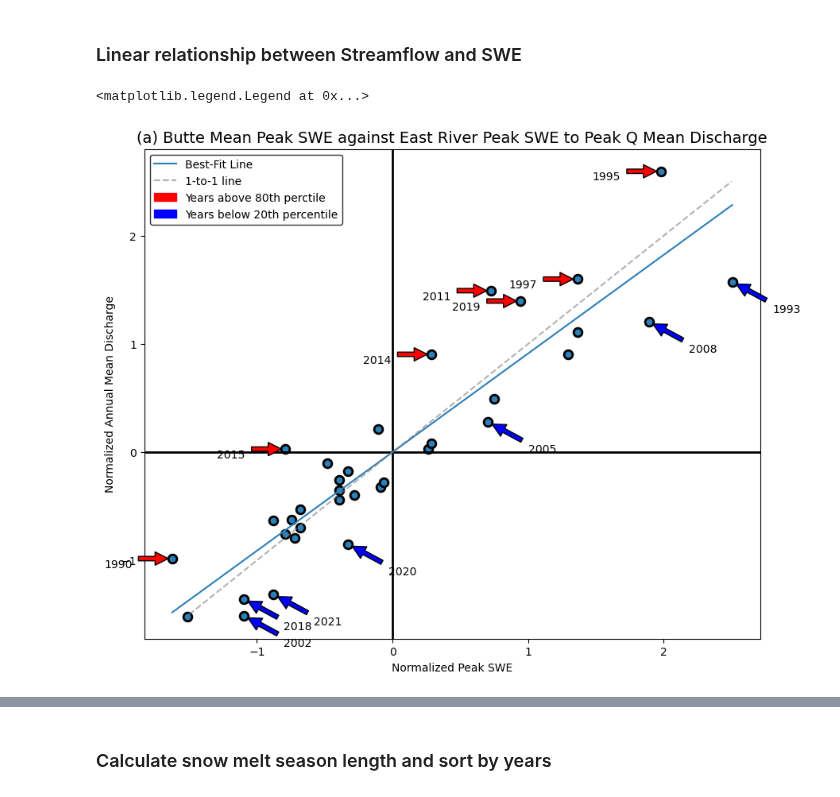
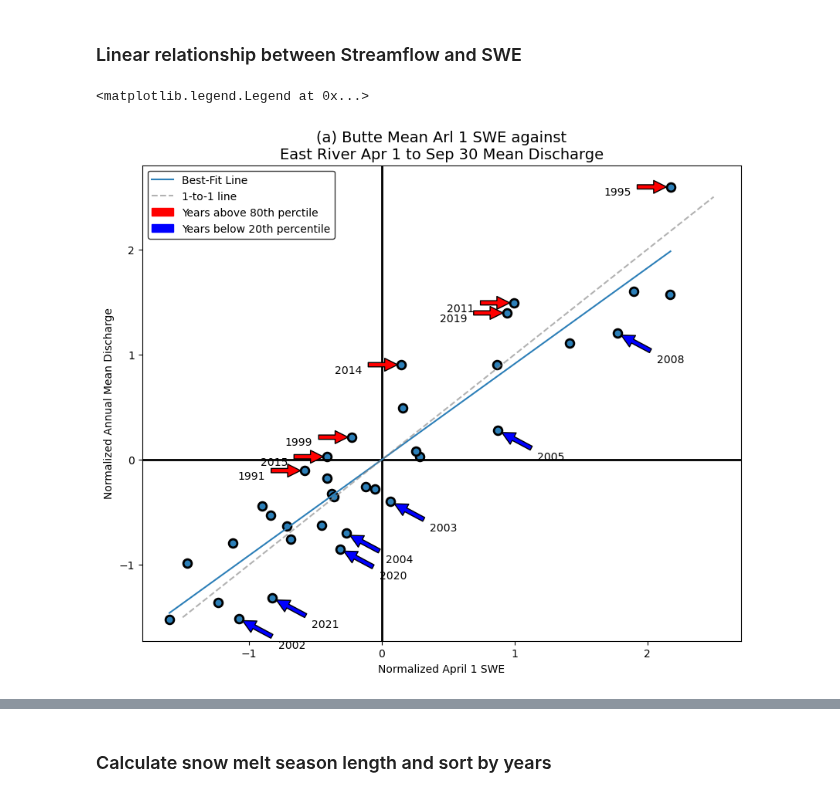
Before and after one commit to dlhogan97/Spring-Precipitation-Effect-CO-River, a Jupyter notebook: notebooks/East_River_Analysis/annual_water_flux_rank.ipynb, the cells around one changed output, grey strips where cells are left out. Drawn from its saved outputs; the diff is of its cells as text; code cells hidden in the pictures.

```diff
--- a/notebooks/East_River_Analysis/annual_water_flux_rank.ipynb
+++ b/notebooks/East_River_Analysis/annual_water_flux_rank.ipynb
@@ -41,28 +41,6 @@ east_taylor_polygon = gpd.read_file('./multisite/polygons/east_taylor.json')
 east_river_poly = east_taylor_polygon[east_taylor_polygon["name"]=='East River']
 # %% [markdown]
 ### Pull in Snotel data and streamflow data
-# %%
-# Climatology including precipitation, snowfall and temperature for each month
-bb_climatology = pd.read_csv('../data/billy_barr_monthly_avg.csv',sep='\t')
-bb_climatology[bb_climatology==" "] = np.nan
-bb_climatology['WY'] = [int(str(year)[0:2]+str(year)[4:]) for year in bb_climatology['Year']]
-bb_climatology['water_cm'] = bb_climatology['water_cm'].astype(float)
-dates = pd.to_datetime([f"{bb_climatology.loc[i,'WY']}-{bb_climatology.loc[i,'Month']}-01" for i in bb_climatology.index], format='%Y-%m-%d')
-date_list=[]
-
-for i,date in enumerate(dates):
-    if date.year == 1900:
-        date = dt.date(2000,date.month,date.day)
-    if date.month in [9,10,11,12]:
-        date = dt.date(date.year-1,date.month,date.day)
-    else:
-        date = dt.date(date.year,date.month,date.day)
-    date_list.append(date)
-bb_climatology.index=date_list
-bb_climatology = bb_climatology.drop(['Month', 'Year'], axis=1)
-for col in bb_climatology:
-    bb_climatology[col] = bb_climatology[col].astype(float)
-bb_climatology.index = pd.to_datetime(bb_climatology.index)
 # %%
 # Import snotel data
 er_sntl_data = xr.open_dataset('/storage/dlhogan/sos/data/east_river_sntl_20220930.nc')
@@ -183,7 +161,7 @@ alpha = 0.05
 c = (1 - alpha)
 
 # Create regression line and residuals
-X = normalized_sntl_peak_swe['WTEQ']
+X = normalized_april_1_swe['WTEQ']
 y_predicted = intercept + slope*X
 residual = (normalized_er_apr1_sep30_q-y_predicted)
 
@@ -226,48 +204,48 @@ residual=residual.dropna()
 idx_20th_percentile = (residual[residual < np.percentile(residual,20)].index).astype(int)
 idx_80th_percentile = (residual[residual > np.percentile(residual,80)].index).astype(int)
 
-ax.scatter(normalized_sntl_peak_swe, normalized_er_apr1_sep30_q, color=colors[0], edgecolor='k', s=60, lw=2)
+ax.scatter(normalized_april_1_swe, normalized_er_apr1_sep30_q, color=colors[0], edgecolor='k', s=60, lw=2)
 ax.axhline(0, color='k', lw=2)
 ax.axvline(0, color='k', lw=2)
 ax.plot([X.min(),X.max()], intercept+slope*np.array([X.min(),X.max()]), color=colors[0], label='Best-Fit Line')
 ax.plot([-1.5,2.5],[-1.5,2.5], label='1-to-1 line', color='grey', ls='--', alpha=0.6)
 # ax.plot(p_x, p_y_lower, color=colors[1], ls='--', label='Upper/Lower 90% Confidence Bound')
 # ax.plot(p_x, p_y_upper, color=colors[1], ls='--', )
 # ax.fill_between(p_x, p_y_lower,p_y_upper, color=colors[1], alpha=0.3)
 
 
 for i,idx in enumerate(idx_20th_percentile):
 
     ax.annotate(str(idx),
-                    (normalized_sntl_peak_swe.loc[idx], normalized_er_apr1_sep30_q.loc[idx]),
-                    (normalized_sntl_peak_swe.loc[idx]+0.4, normalized_er_apr1_sep30_q.loc[idx]-0.2),
+                    (normalized_april_1_swe.loc[idx], normalized_er_apr1_sep30_q.loc[idx]),
+                    (normalized_april_1_swe.loc[idx]+0.4, normalized_er_apr1_sep30_q.loc[idx]-0.2),
                     arrowprops=dict(facecolor='blue', shrink=0.1),
                     horizontalalignment='center', verticalalignment='top',)
 
 for i,idx in enumerate(idx_80th_percentile):
     if idx == 2001:
         ax.annotate(str(idx),
-                (normalized_sntl_peak_swe.loc[idx], normalized_er_apr1_sep30_q.loc[idx]),
-                (normalized_sntl_peak_swe.loc[idx], normalized_er_apr1_sep30_q.loc[idx]-0.4),
+                (normalized_april_1_swe.loc[idx], normalized_er_apr1_sep30_q.loc[idx]),
+                (normalized_april_1_swe.loc[idx], normalized_er_apr1_sep30_q.loc[idx]-0.4),
                 arrowprops=dict(facecolor='red', shrink=0.1),
                 horizontalalignment='center', verticalalignment='top',)
 
     else:
         ax.annotate(str(idx),
-                (normalized_sntl_peak_swe.loc[idx], normalized_er_apr1_sep30_q.loc[idx]),
-                (normalized_sntl_peak_swe.loc[idx]-0.4, normalized_er_apr1_sep30_q.loc[idx]),
+                (normalized_april_1_swe.loc[idx], normalized_er_apr1_sep30_q.loc[idx]),
+                (normalized_april_1_swe.loc[idx]-0.4, normalized_er_apr1_sep30_q.loc[idx]),
                 arrowprops=dict(facecolor='red', shrink=0.1),
                 horizontalalignment='center', verticalalignment='top',)
 
 ax.arrow([],[],[],[], color='red', label='Years above 80th perctile',width=0.1)
 ax.arrow([],[],[],[], color='blue', label='Years below 20th percentile',width=0.1)
-ax.set_xlabel('Normalized Peak SWE')
+ax.set_xlabel('Normalized April 1 SWE')
 ax.set_ylabel('Normalized Annual Mean Discharge')
-ax.set_title('(a) Butte Mean Peak SWE against East River Peak SWE to Peak Q Mean Discharge', size=14)
+ax.set_title('(a) Butte Mean Arl 1 SWE against\nEast River Apr 1 to Sep 30 Mean Discharge', size=14)
 ax.legend(edgecolor='k', facecolor='white')
 # %% [output]
 <matplotlib.legend.Legend at 0x...>
-[figure, old version]
+[figure, new version]
 # %%
 slope, intercept, rvalue, pvalue,stderr  = stats.linregress(normalized_schofield_april_1_swe, normalized_er_apr1_sep30_q)#['mean_discharge'])
 
```
Also changed, not shown: parts of 37 cells of this notebook, 8 other files.
